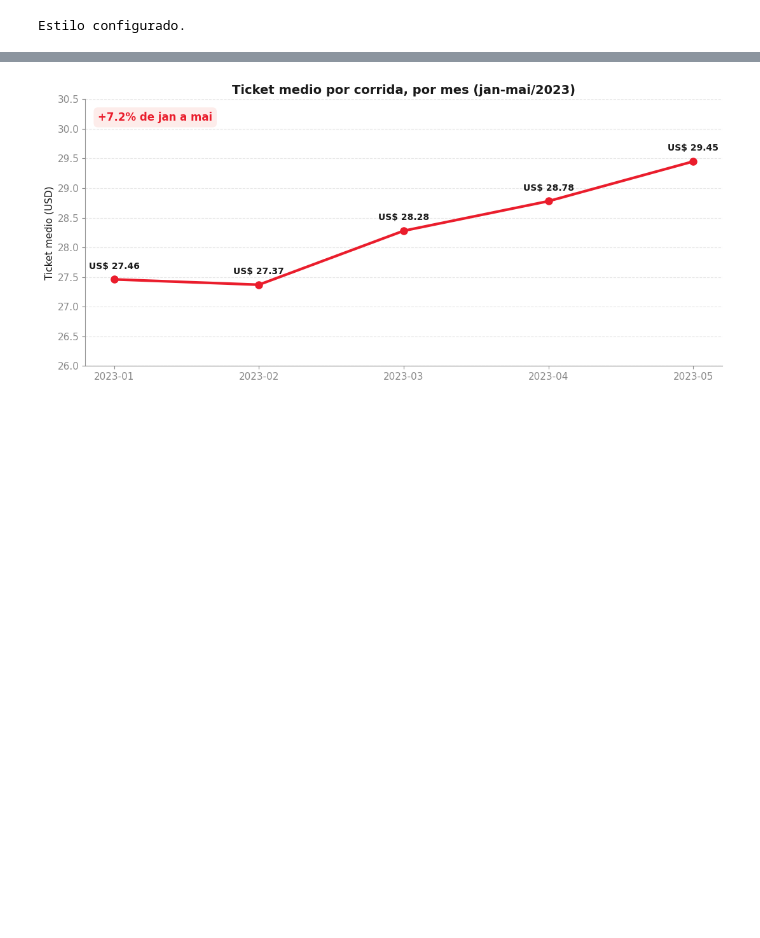
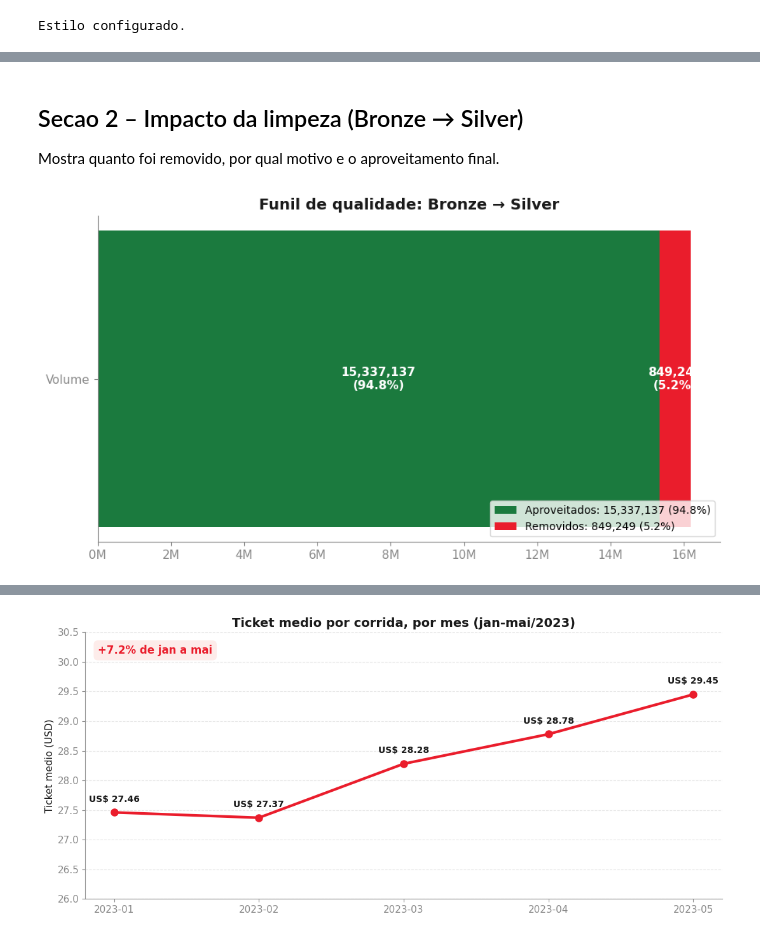
Before and after one commit to carlosnatale/ifood-case, a Jupyter notebook: notebooks/visual_analysis.ipynb, the cells around one changed output, grey strips where cells are left out. Drawn from its saved outputs; the diff is of its cells as text; code cells hidden in the pictures; blank space fills up the shorter version.

```diff
--- a/notebooks/visual_analysis.ipynb
+++ b/notebooks/visual_analysis.ipynb
@@ -89,0 +142,32 @@ Mostramos o ticket medio por corrida e a receita total mensal.
+# %% [markdown]
+## Secao 2 – Impacto da limpeza (Bronze → Silver)
+
+Mostra quanto foi removido, por qual motivo e o aproveitamento final.
+# %%
+# Grafico 3: Funil Bronze -> Silver
+bronze = 16186386
+silver = 15337137
+removidos = bronze - silver
+pct_ok = silver / bronze * 100
+pct_rm = removidos / bronze * 100
+
+fig, ax = plt.subplots(figsize=(9, 5))
+
+# Barra empilhada horizontal
+ax.barh(["Volume"], [silver],   color=GREEN,     height=0.5, label=f"Aproveitados: {silver:,} ({pct_ok:.1f}%)")
+ax.barh(["Volume"], [removidos], color=IFOOD_RED, height=0.5, left=silver, label=f"Removidos: {removidos:,} ({pct_rm:.1f}%)")
+
+ax.set_xlim(0, bronze * 1.05)
+ax.xaxis.set_major_formatter(mticker.FuncFormatter(lambda v, _: f"{int(v/1e6)}M"))
+ax.set_title("Funil de qualidade: Bronze → Silver")
+ax.legend(loc="lower right", fontsize=10)
+
+ax.annotate(f"{silver:,}\n({pct_ok:.1f}%)", (silver/2, 0),
+            ha="center", va="center", color="white", fontsize=11, fontweight="bold")
+ax.annotate(f"{removidos:,}\n({pct_rm:.1f}%)", (silver + removidos/2, 0),
+            ha="center", va="center", color="white", fontsize=11, fontweight="bold")
+
+plt.tight_layout()
+plt.show()
+# %% [output]
+[figure, added]
```
Also changed, not shown: parts of 23 cells of this notebook, 3 other files.
